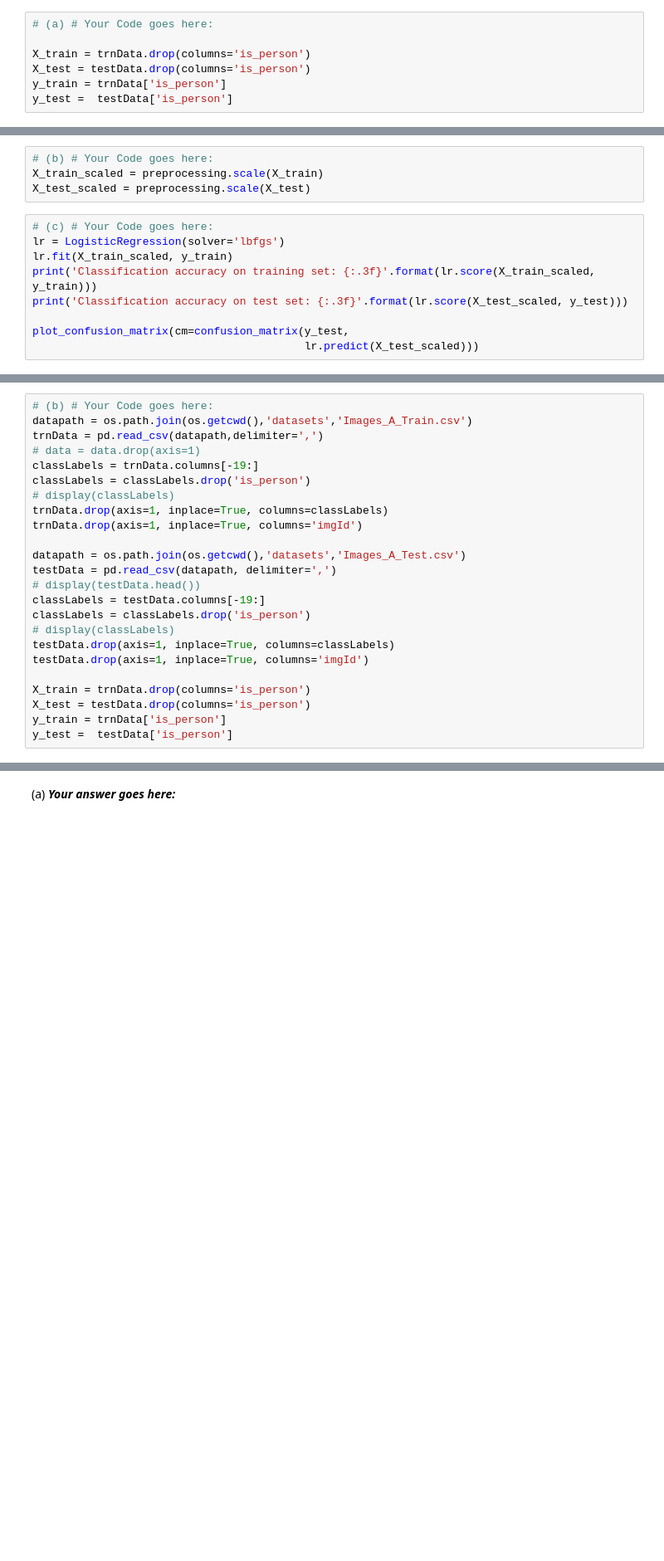
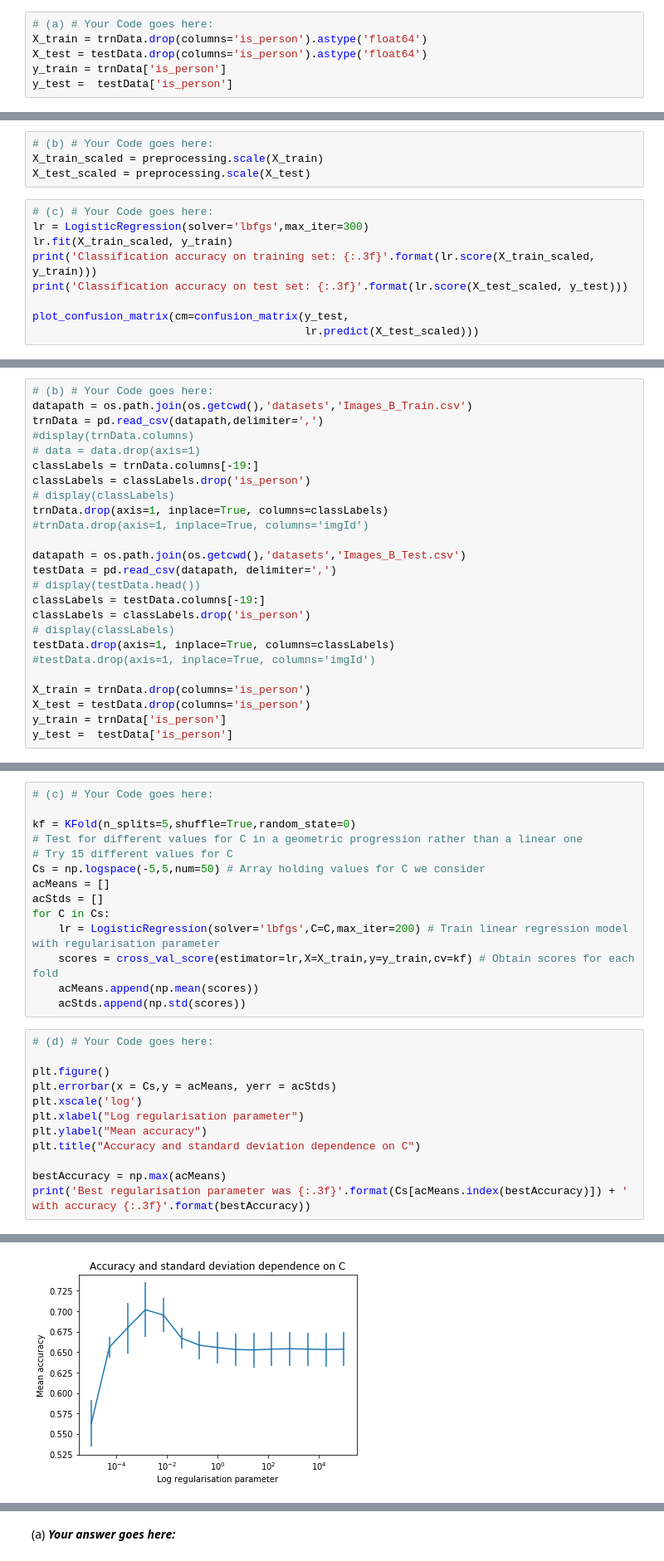
Before and after one commit to ishanparikh/IAML2018, a Jupyter notebook: Assignments/03_A_ObjectRecognition.ipynb, the cells around one changed output, grey strips where cells are left out. Shown: that part at 83% size. Drawn from its saved outputs; the diff is of its cells as text; blank space fills up the shorter version.

```diff
--- a/Assignments/03_A_ObjectRecognition.ipynb
+++ b/Assignments/03_A_ObjectRecognition.ipynb
@@ -254,9 +264,8 @@ We will now prepare the data for training.
 &nbsp;&nbsp;**(c)** [Text] Do you envision any problems with the distribution under both sets? Would classification accuracy be a good metric for evaluating the performance of the classifiers? Why or why not?
 # %%
 # (a) # Your Code goes here:
-
-X_train = trnData.drop(columns='is_person')
-X_test = testData.drop(columns='is_person')
+X_train = trnData.drop(columns='is_person').astype('float64')
+X_test = testData.drop(columns='is_person').astype('float64')
 y_train = trnData['is_person']
 y_test =  testData['is_person']
 # %%
@@ -342,7 +360,7 @@ X_train_scaled = preprocessing.scale(X_train)
 X_test_scaled = preprocessing.scale(X_test)
 # %%
 # (c) # Your Code goes here:
-lr = LogisticRegression(solver='lbfgs')
+lr = LogisticRegression(solver='lbfgs',max_iter=300)
 lr.fit(X_train_scaled, y_train)
 print('Classification accuracy on training set: {:.3f}'.format(lr.score(X_train_scaled, y_train)))
 print('Classification accuracy on test set: {:.3f}'.format(lr.score(X_test_scaled, y_test)))
@@ -373,22 +398,23 @@ So far we have used default settings for training the logistic regression classi
 # %%
 # (b) # Your Code goes here:
-datapath = os.path.join(os.getcwd(),'datasets','Images_A_Train.csv')
+datapath = os.path.join(os.getcwd(),'datasets','Images_B_Train.csv')
 trnData = pd.read_csv(datapath,delimiter=',')
+#display(trnData.columns)
 # data = data.drop(axis=1)
 classLabels = trnData.columns[-19:]
 classLabels = classLabels.drop('is_person')
 # display(classLabels)
 trnData.drop(axis=1, inplace=True, columns=classLabels)
-trnData.drop(axis=1, inplace=True, columns='imgId')
+#trnData.drop(axis=1, inplace=True, columns='imgId')
 
-datapath = os.path.join(os.getcwd(),'datasets','Images_A_Test.csv')
+datapath = os.path.join(os.getcwd(),'datasets','Images_B_Test.csv')
 testData = pd.read_csv(datapath, delimiter=',')
 # display(testData.head())
 classLabels = testData.columns[-19:]
 classLabels = classLabels.drop('is_person')
 # display(classLabels)
 testData.drop(axis=1, inplace=True, columns=classLabels)
-testData.drop(axis=1, inplace=True, columns='imgId')
+#testData.drop(axis=1, inplace=True, columns='imgId')
 
 X_train = trnData.drop(columns='is_person')
 X_test = testData.drop(columns='is_person')
@@ -433,0 +423,27 @@ KeyError: '[   0    1    2 ... 2090 2091 2092] not in index'
+# %%
+# (c) # Your Code goes here:
+
+kf = KFold(n_splits=5,shuffle=True,random_state=0)
+# Test for different values for C in a geometric progression rather than a linear one
+# Try 15 different values for C
+Cs = np.logspace(-5,5,num=50) # Array holding values for C we consider
+acMeans = []
+acStds = []
+for C in Cs:
+    lr = LogisticRegression(solver='lbfgs',C=C,max_iter=200) # Train linear regression model with regularisation parameter
+    scores = cross_val_score(estimator=lr,X=X_train,y=y_train,cv=kf) # Obtain scores for each fold
+    acMeans.append(np.mean(scores))
+    acStds.append(np.std(scores))
+# %%
+# (d) # Your Code goes here:
+
+plt.figure()
+plt.errorbar(x = Cs,y = acMeans, yerr = acStds)
+plt.xscale('log')
+plt.xlabel("Log regularisation parameter")
+plt.ylabel("Mean accuracy")
+plt.title("Accuracy and standard deviation dependence on C")
+
+bestAccuracy = np.max(acMeans)
+print('Best regularisation parameter was {:.3f}'.format(Cs[acMeans.index(bestAccuracy)]) + ' with accuracy {:.3f}'.format(bestAccuracy))
+# %% [output]
@@ -433,0 +451 @@ KeyError: '[   0    1    2 ... 2090 2091 2092] not in index'
+[figure, added]
```
Also changed, not shown: parts of 38 cells of this notebook, 3 other files.
